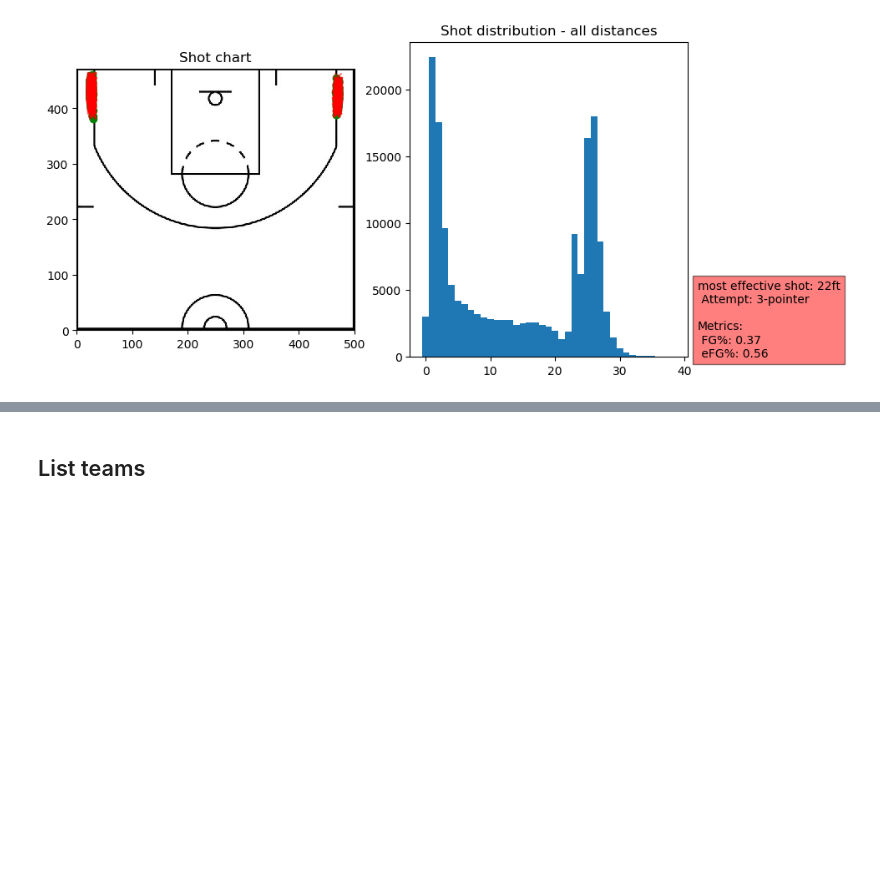
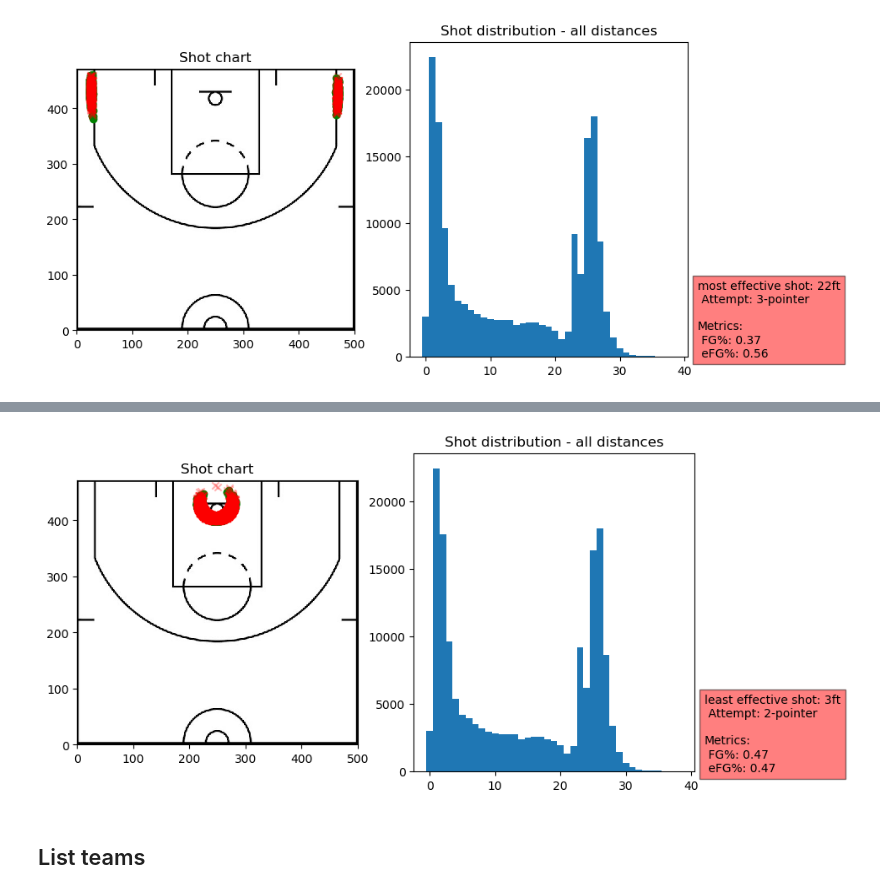
Before and after one commit to theccalderon/shot_chart, a Jupyter notebook: 00_core.ipynb, the cells around one changed output, grey strips where cells are left out. Saved outputs shown, nothing was run; the diff lists cells and outputs as text; code cells hidden in the pictures; blank space fills up the shorter version.

```diff
--- a/00_core.ipynb
+++ b/00_core.ipynb
@@ -459,3 +484,7 @@ shots.plot_effective(most_or_least="most", exclude=['0ft','1ft','2ft','23ft'])
+# %%
+shots.plot_effective(most_or_least="least", min_shots='auto',exclude=['24ft','23ft'])
+# %% [output]
+[figure, added]
 # %% [markdown]
 ## List teams
 # %%
```
Also changed, not shown: parts of 23 cells of this notebook, 15 other files.
